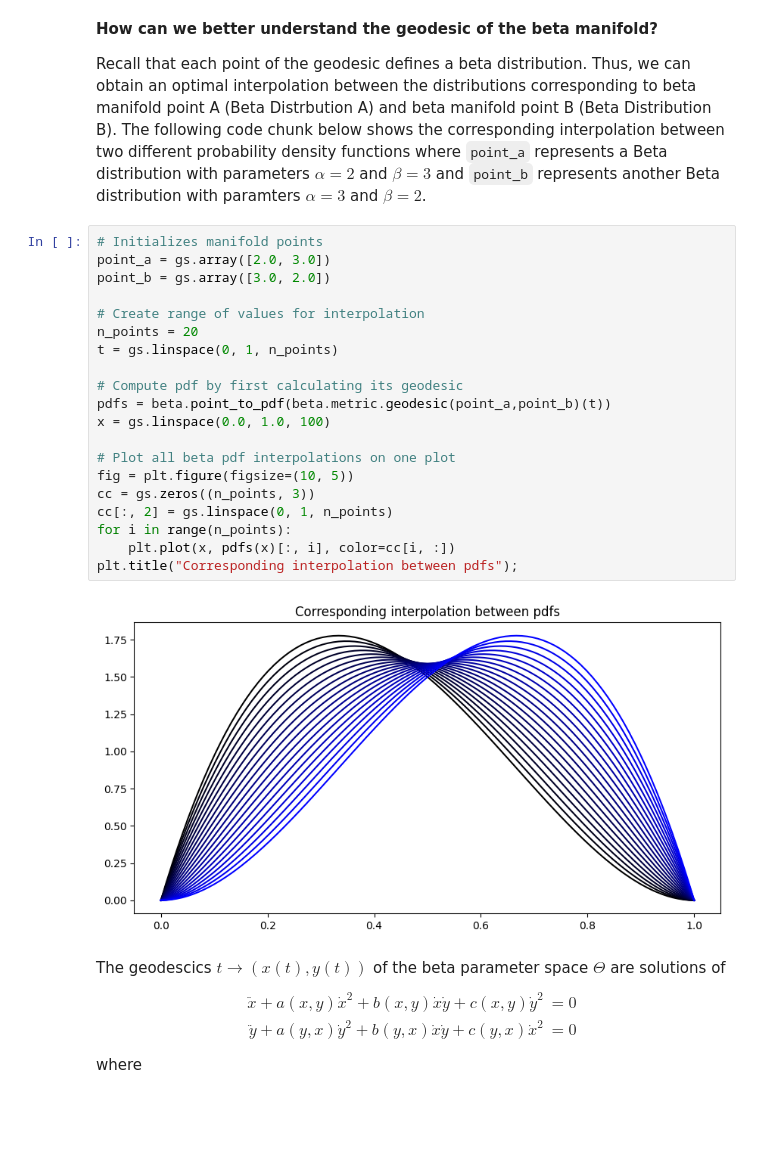
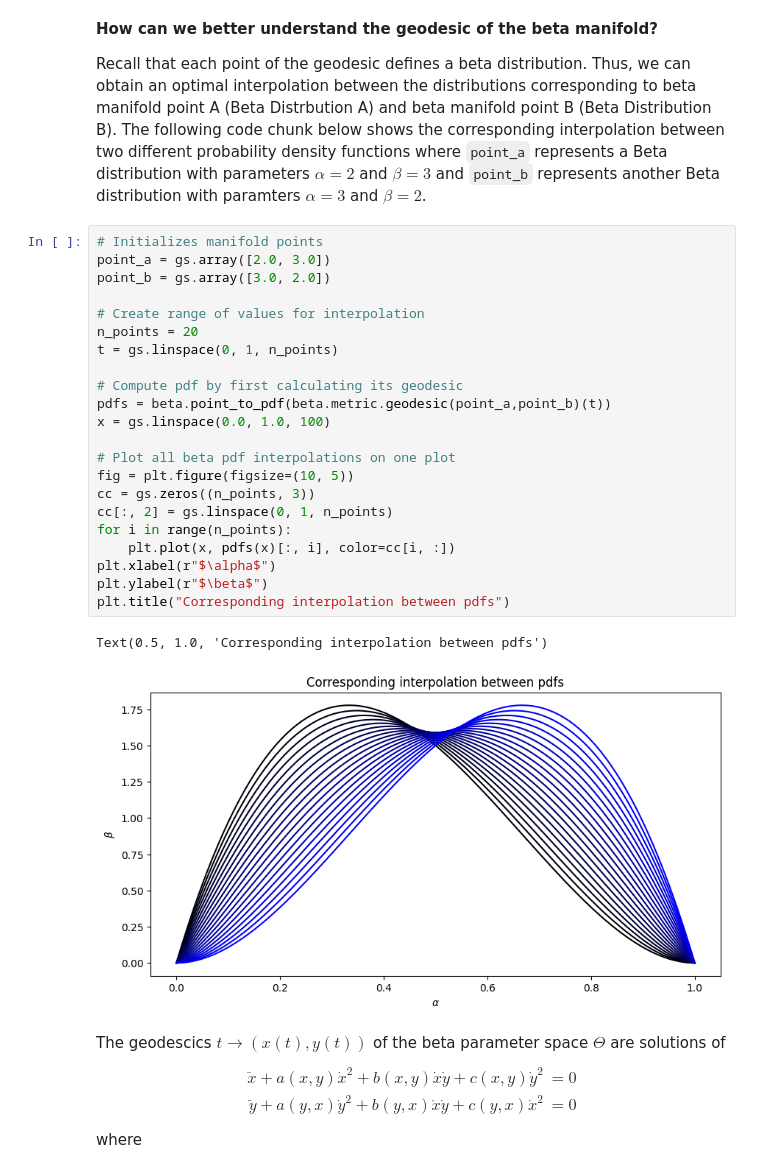
Before and after one commit to rrstofer/ece594n, a Jupyter notebook: hw_geomviz/manifold_of_beta_distributions/Beta_Visualization.ipynb, the cells around one changed output. Cells and saved outputs as stored; diff of their text form; blank space fills up the shorter version.

```diff
--- a/hw_geomviz/manifold_of_beta_distributions/Beta_Visualization.ipynb
+++ b/hw_geomviz/manifold_of_beta_distributions/Beta_Visualization.ipynb
@@ -158,25 +158,28 @@ Recall that each point of the geodesic defines a beta distribution. Thus, we can
 # %%
 # Initializes manifold points
 point_a = gs.array([2.0, 3.0])
 point_b = gs.array([3.0, 2.0])
 
 # Create range of values for interpolation
 n_points = 20
 t = gs.linspace(0, 1, n_points)
 
 # Compute pdf by first calculating its geodesic
 pdfs = beta.point_to_pdf(beta.metric.geodesic(point_a,point_b)(t))
 x = gs.linspace(0.0, 1.0, 100)
 
 # Plot all beta pdf interpolations on one plot
 fig = plt.figure(figsize=(10, 5))
 cc = gs.zeros((n_points, 3))
 cc[:, 2] = gs.linspace(0, 1, n_points)
 for i in range(n_points):
     plt.plot(x, pdfs(x)[:, i], color=cc[i, :])
-plt.title("Corresponding interpolation between pdfs");
+plt.xlabel(r"$\alpha$")
+plt.ylabel(r"$\beta$")
+plt.title("Corresponding interpolation between pdfs")
 # %% [output]
+Text(0.5, 1.0, 'Corresponding interpolation between pdfs')
-[figure, old version]
+[figure, new version]
 # %% [markdown]
 The geodescics $t \rightarrow (x(t), y(t))$ of the beta parameter space $\Theta$ are solutions of
 \begin{align*}
```
Also changed, not shown: parts of 16 cells of this notebook, 2 other files.
